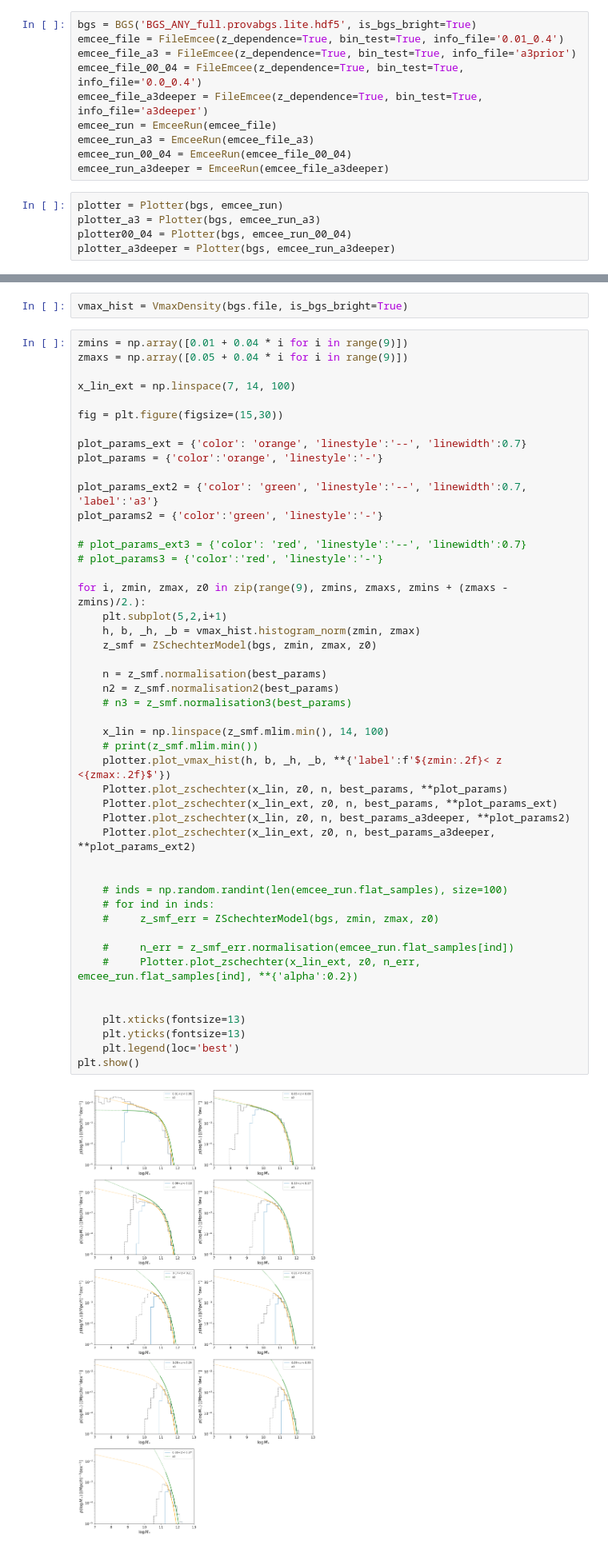
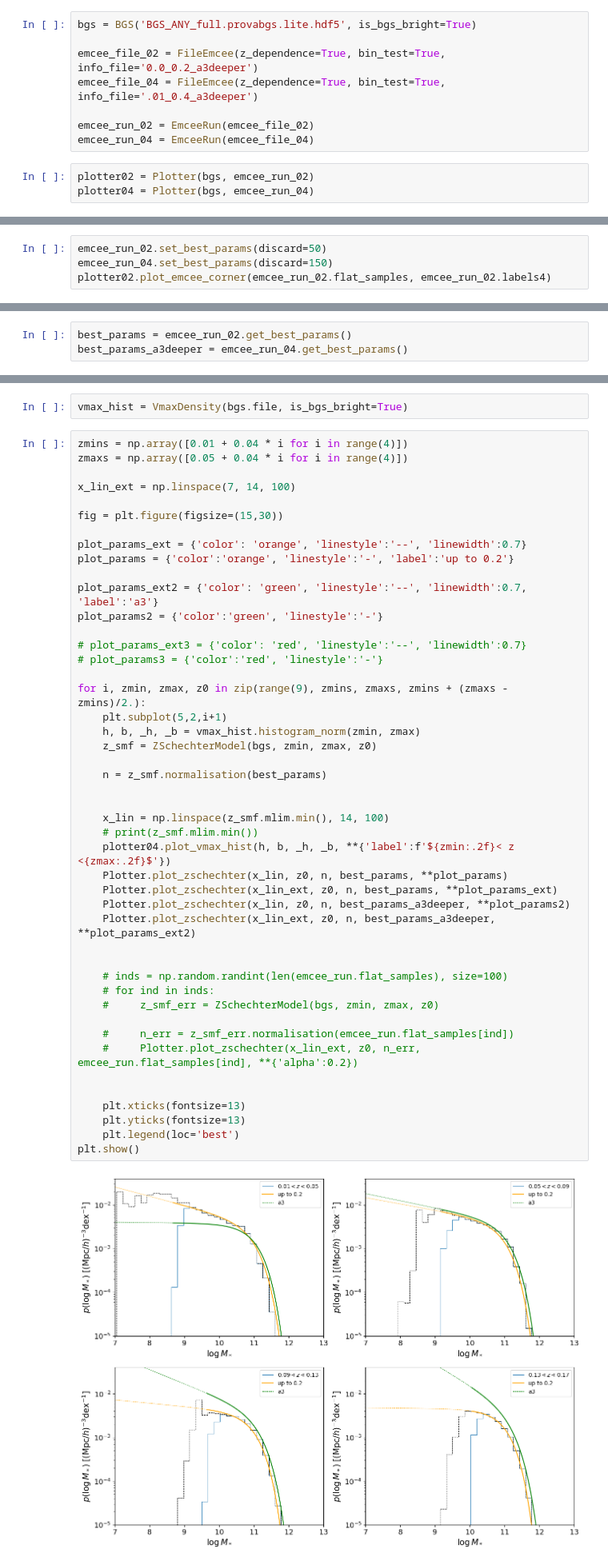
Before and after one commit to fedehope/zSMF, a Jupyter notebook: nb/emcee_check.ipynb, the cells around one changed output, grey strips where cells are left out. Shown at 80% size. Saved outputs shown, nothing was run; the diff lists cells and outputs as text.

Commit message:
comparing 0.2 with 0.4 - different prior

```diff
--- a/nb/emcee_check.ipynb
+++ b/nb/emcee_check.ipynb
@@ -14,17 +14,13 @@ from VMaxDensity import VmaxDensity
 from ZSchechterModel import ZSchechterModel
 # %%
 bgs = BGS('BGS_ANY_full.provabgs.lite.hdf5', is_bgs_bright=True)
-emcee_file = FileEmcee(z_dependence=True, bin_test=True, info_file='0.01_0.4')
-emcee_file_a3 = FileEmcee(z_dependence=True, bin_test=True, info_file='a3prior')
-emcee_file_00_04 = FileEmcee(z_dependence=True, bin_test=True, info_file='0.0_0.4')
-emcee_file_a3deeper = FileEmcee(z_dependence=True, bin_test=True, info_file='a3deeper')
-emcee_run = EmceeRun(emcee_file)
-emcee_run_a3 = EmceeRun(emcee_file_a3)
-emcee_run_00_04 = EmceeRun(emcee_file_00_04)
-emcee_run_a3deeper = EmceeRun(emcee_file_a3deeper)
+
+emcee_file_02 = FileEmcee(z_dependence=True, bin_test=True, info_file='0.0_0.2_a3deeper')
+emcee_file_04 = FileEmcee(z_dependence=True, bin_test=True, info_file='.01_0.4_a3deeper')
+
+emcee_run_02 = EmceeRun(emcee_file_02)
+emcee_run_04 = EmceeRun(emcee_file_04)
 # %%
-plotter = Plotter(bgs, emcee_run)
-plotter_a3 = Plotter(bgs, emcee_run_a3)
-plotter00_04 = Plotter(bgs, emcee_run_00_04)
-plotter_a3deeper = Plotter(bgs, emcee_run_a3deeper)
+plotter02 = Plotter(bgs, emcee_run_02)
+plotter04 = Plotter(bgs, emcee_run_04)
 # %%
@@ -55,0 +34,4 @@ best_params_a3deeper = emcee_run_a3deeper.get_best_params()
+# %%
+emcee_run_02.set_best_params(discard=50)
+emcee_run_04.set_best_params(discard=150)
+plotter02.plot_emcee_corner(emcee_run_02.flat_samples, emcee_run_02.labels4)
@@ -56,3 +40,6 @@ best_params_a3deeper = emcee_run_a3deeper.get_best_params()
+# %%
+best_params = emcee_run_02.get_best_params()
+best_params_a3deeper = emcee_run_04.get_best_params()
 # %%
 z = np.linspace(0.01,1,100)
 
@@ -74,15 +61,15 @@ plt.legend()
 # %%
 vmax_hist = VmaxDensity(bgs.file, is_bgs_bright=True)
 # %%
-zmins = np.array([0.01 + 0.04 * i for i in range(9)])
-zmaxs = np.array([0.05 + 0.04 * i for i in range(9)])
+zmins = np.array([0.01 + 0.04 * i for i in range(4)])
+zmaxs = np.array([0.05 + 0.04 * i for i in range(4)])
 
 x_lin_ext = np.linspace(7, 14, 100)
 
 fig = plt.figure(figsize=(15,30))
 
 plot_params_ext = {'color': 'orange', 'linestyle':'--', 'linewidth':0.7}
-plot_params = {'color':'orange', 'linestyle':'-'}
+plot_params = {'color':'orange', 'linestyle':'-', 'label':'up to 0.2'}
 
 plot_params_ext2 = {'color': 'green', 'linestyle':'--', 'linewidth':0.7, 'label':'a3'}
 plot_params2 = {'color':'green', 'linestyle':'-'}
@@ -91,34 +78,33 @@ plot_params2 = {'color':'green', 'linestyle':'-'}
 # plot_params3 = {'color':'red', 'linestyle':'-'}
 
 for i, zmin, zmax, z0 in zip(range(9), zmins, zmaxs, zmins + (zmaxs - zmins)/2.):
     plt.subplot(5,2,i+1)
     h, b, _h, _b = vmax_hist.histogram_norm(zmin, zmax)
     z_smf = ZSchechterModel(bgs, zmin, zmax, z0)
 
     n = z_smf.normalisation(best_params)
-    n2 = z_smf.normalisation2(best_params)
-    # n3 = z_smf.normalisation3(best_params)
+
 
     x_lin = np.linspace(z_smf.mlim.min(), 14, 100)
     # print(z_smf.mlim.min())
-    plotter.plot_vmax_hist(h, b, _h, _b, **{'label':f'${zmin:.2f}< z <{zmax:.2f}$'})
+    plotter04.plot_vmax_hist(h, b, _h, _b, **{'label':f'${zmin:.2f}< z <{zmax:.2f}$'})
     Plotter.plot_zschechter(x_lin, z0, n, best_params, **plot_params)
     Plotter.plot_zschechter(x_lin_ext, z0, n, best_params, **plot_params_ext)
     Plotter.plot_zschechter(x_lin, z0, n, best_params_a3deeper, **plot_params2)
     Plotter.plot_zschechter(x_lin_ext, z0, n, best_params_a3deeper, **plot_params_ext2)
 
 
     # inds = np.random.randint(len(emcee_run.flat_samples), size=100)
     # for ind in inds:
     #     z_smf_err = ZSchechterModel(bgs, zmin, zmax, z0)
 
     #     n_err = z_smf_err.normalisation(emcee_run.flat_samples[ind])
     #     Plotter.plot_zschechter(x_lin_ext, z0, n_err, emcee_run.flat_samples[ind], **{'alpha':0.2})
 
 
     plt.xticks(fontsize=13)
     plt.yticks(fontsize=13)
     plt.legend(loc='best')
 plt.show()
 # %% [output]
-[figure, old version]
+[figure, new version]
```
Also changed, not shown: parts of 9 cells of this notebook.
